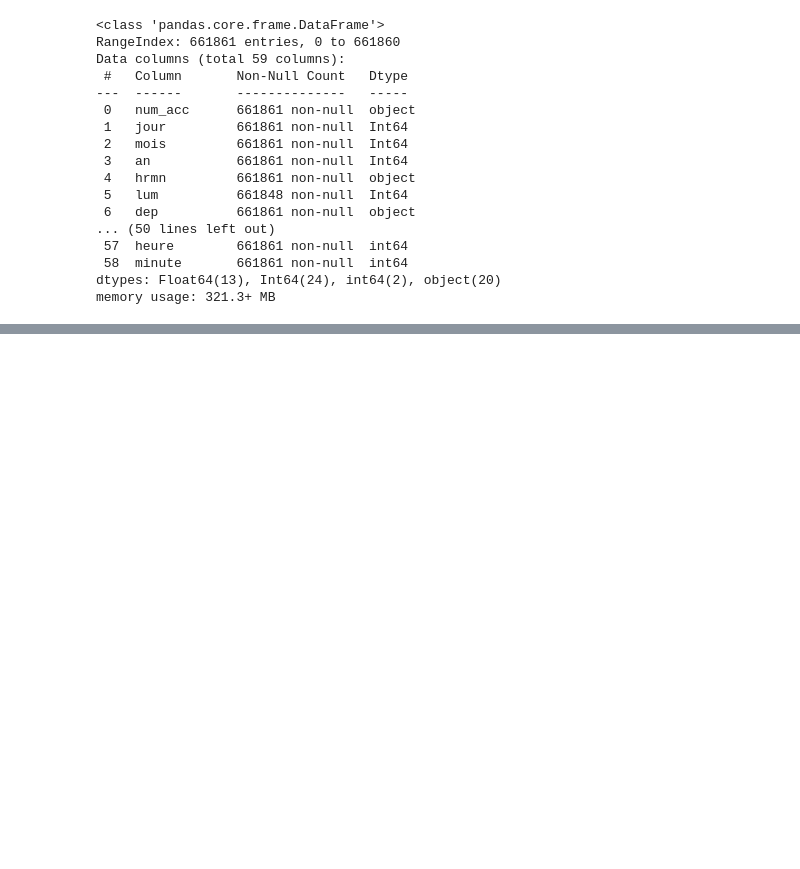
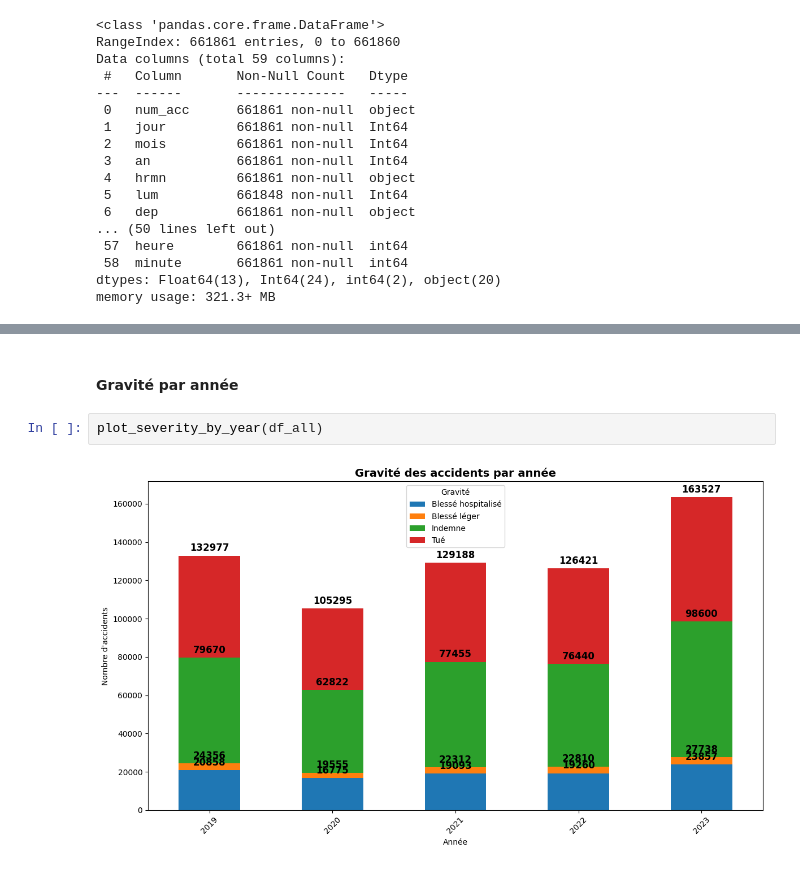
Before and after one commit to goamegah/france-road-accidents-severity-insights, a Jupyter notebook: bireport/notebook/reporting.ipynb, the cells around one changed output, grey strips where cells are left out. Drawn from its saved outputs; the diff is of its cells as text; blank space fills up the shorter version.

```diff
--- a/bireport/notebook/reporting.ipynb
+++ b/bireport/notebook/reporting.ipynb
@@ -346,0 +370,6 @@ df_all_annotated['catv_label'].value_counts()
+# %% [markdown]
+#### Gravité par année
+# %%
+plot_severity_by_year(df_all)
+# %% [output]
+[figure, added]
```
Also changed, not shown: parts of 38 cells of this notebook.
